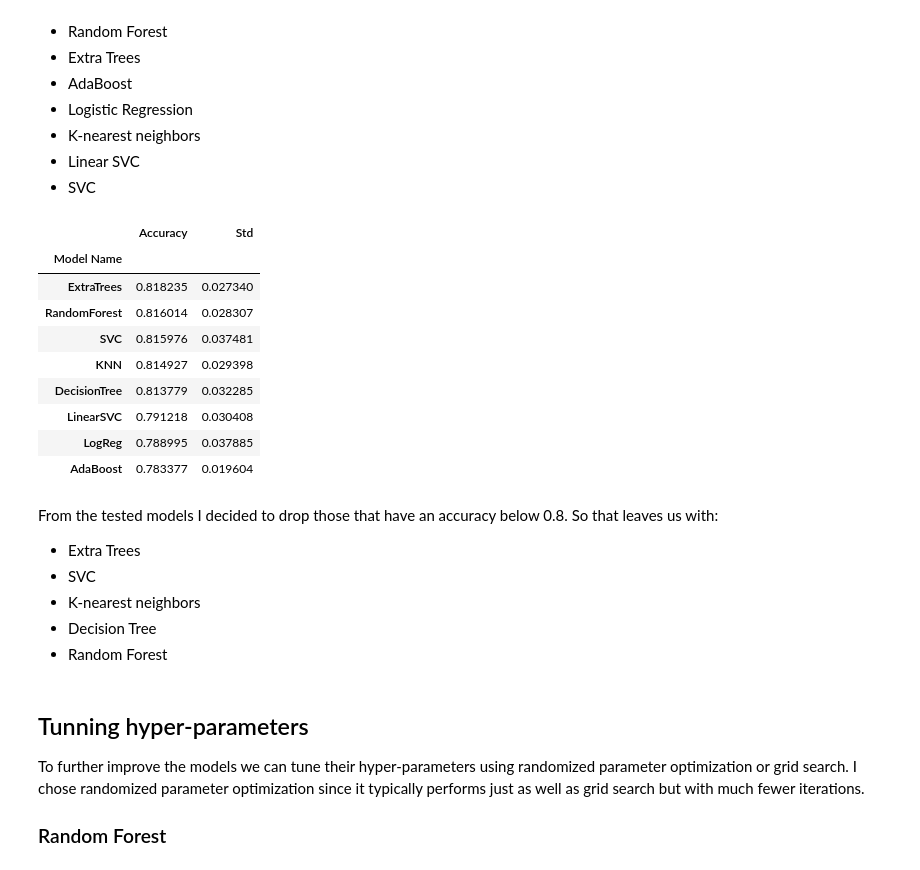
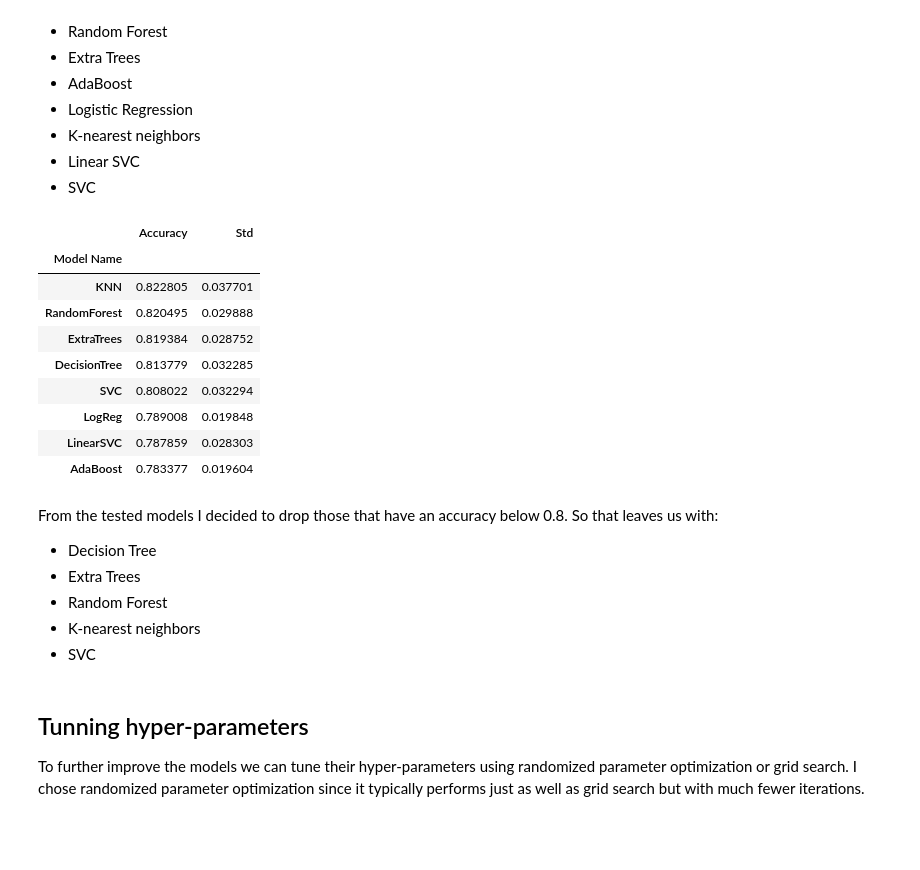
Before and after one commit to davidtvs/kaggle-titanic, a Jupyter notebook: titanic.ipynb, the cells around one changed output. Drawn from its saved outputs; the diff is of its cells as text; code cells hidden in the pictures; blank space fills up the shorter version.

```diff
--- a/titanic.ipynb
+++ b/titanic.ipynb
@@ -487,6 +487,7 @@ Evaluate, using cross-validation, which of the following classifiers performs be
 - Linear SVC
 - SVC
 # %%
+from sklearn.preprocessing import StandardScaler
 from sklearn.tree import DecisionTreeClassifier
 from sklearn.ensemble import RandomForestClassifier
 from sklearn.ensemble import ExtraTreesClassifier
@@ -502,57 +503,60 @@ Y_train = train['Survived'].astype(int)
 
 # Test set samples to predict
 X_test = test
+
+# Scale features such that the mean is 0 and standard deviation is
+scaler = StandardScaler()
+X_train = scaler.fit_transform(X_train)
+X_test = scaler.transform(X_test)
 
 # Number of cross-validation folds
 k_folds = 10
 
 # Create a dictionary containing the instance of the models, scores, mean accuracy and standard deviation
 classifiers = {
     'name': ['DecisionTree', 'RandomForest', 'ExtraTrees', 'AdaBoost', 'LogReg', 'KNN', 'LinearSVC', 'SVC'],
     'models': [DecisionTreeClassifier(), RandomForestClassifier(), ExtraTreesClassifier(), AdaBoostClassifier(),
                LogisticRegression(), KNeighborsClassifier(), LinearSVC(), SVC()],
     'scores': [],
     'acc_mean': [],
     'acc_std': []
 }
 
 # Run cross-validation and store the scores
 for model in classifiers['models']:
     score = cross_val_score(model, X_train, Y_train, cv=k_folds, n_jobs=4)
     classifiers['scores'].append(score)
     classifiers['acc_mean'].append(score.mean())
     classifiers['acc_std'].append(score.std())
 
 # Create a nice table with the results
 classifiers_df = pd.DataFrame({
     'Model Name': classifiers['name'],
     'Accuracy': classifiers['acc_mean'],
     'Std': classifiers['acc_std']
 }, columns=['Model Name', 'Accuracy', 'Std']).set_index('Model Name')
 
 classifiers_df.sort_values('Accuracy', ascending=False)
 # %% [output]
 |  | Accuracy | Std |
 | Model Name |  |  |
-| ExtraTrees | 0.818235 | 0.027340 |
-| RandomForest | 0.816014 | 0.028307 |
-| SVC | 0.815976 | 0.037481 |
-| KNN | 0.814927 | 0.029398 |
+| KNN | 0.822805 | 0.037701 |
+| RandomForest | 0.820495 | 0.029888 |
+| ExtraTrees | 0.819384 | 0.028752 |
 | DecisionTree | 0.813779 | 0.032285 |
-| LinearSVC | 0.791218 | 0.030408 |
-| LogReg | 0.788995 | 0.037885 |
+| SVC | 0.808022 | 0.032294 |
+| LogReg | 0.789008 | 0.019848 |
+| LinearSVC | 0.787859 | 0.028303 |
 | AdaBoost | 0.783377 | 0.019604 |
 # %% [markdown]
 From the tested models I decided to drop those that have an accuracy below 0.8. So that leaves us with:
+- Decision Tree
 - Extra Trees
+- Random Forest
+- K-nearest neighbors
 - SVC
-- K-nearest neighbors
-- Decision Tree
-- Random Forest
 # %% [markdown]
 ## Tunning hyper-parameters
 
 To further improve the models we can tune their hyper-parameters using randomized parameter optimization or grid search. I chose randomized parameter optimization since it typically performs just as well as grid search but with much fewer iterations.
-
-### Random Forest
 # %%
```
Also changed, not shown: parts of 12 cells of this notebook.
